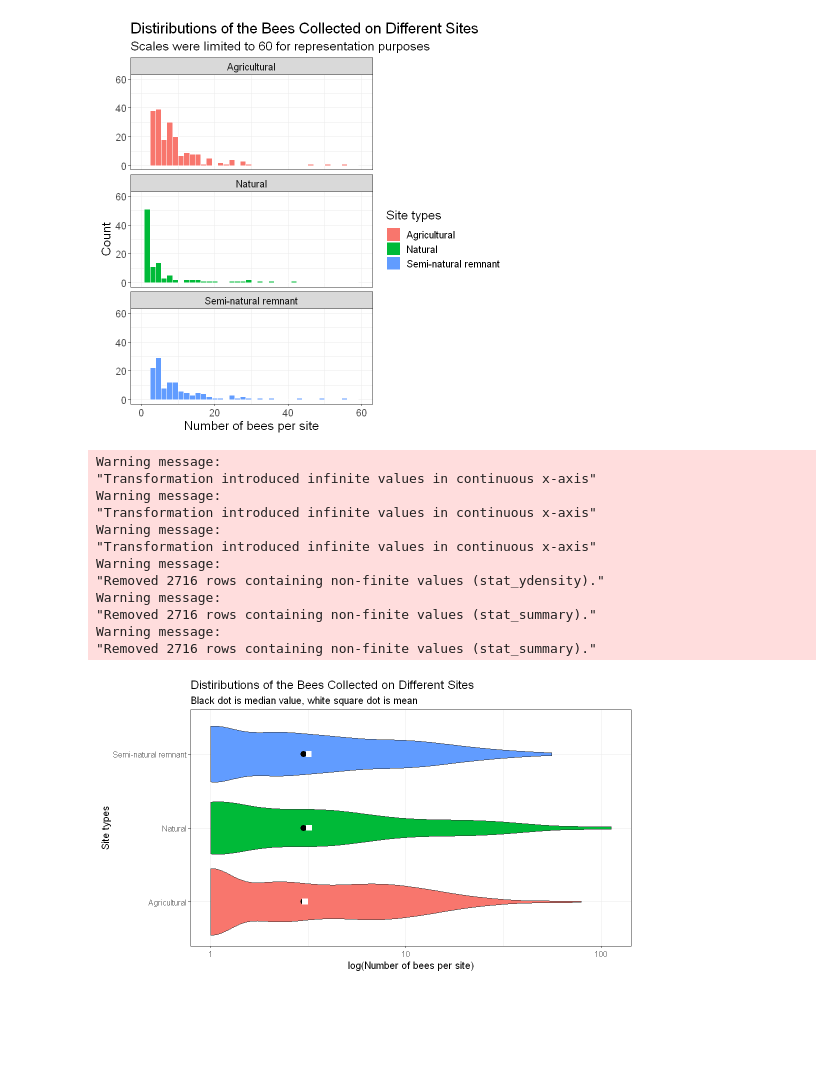
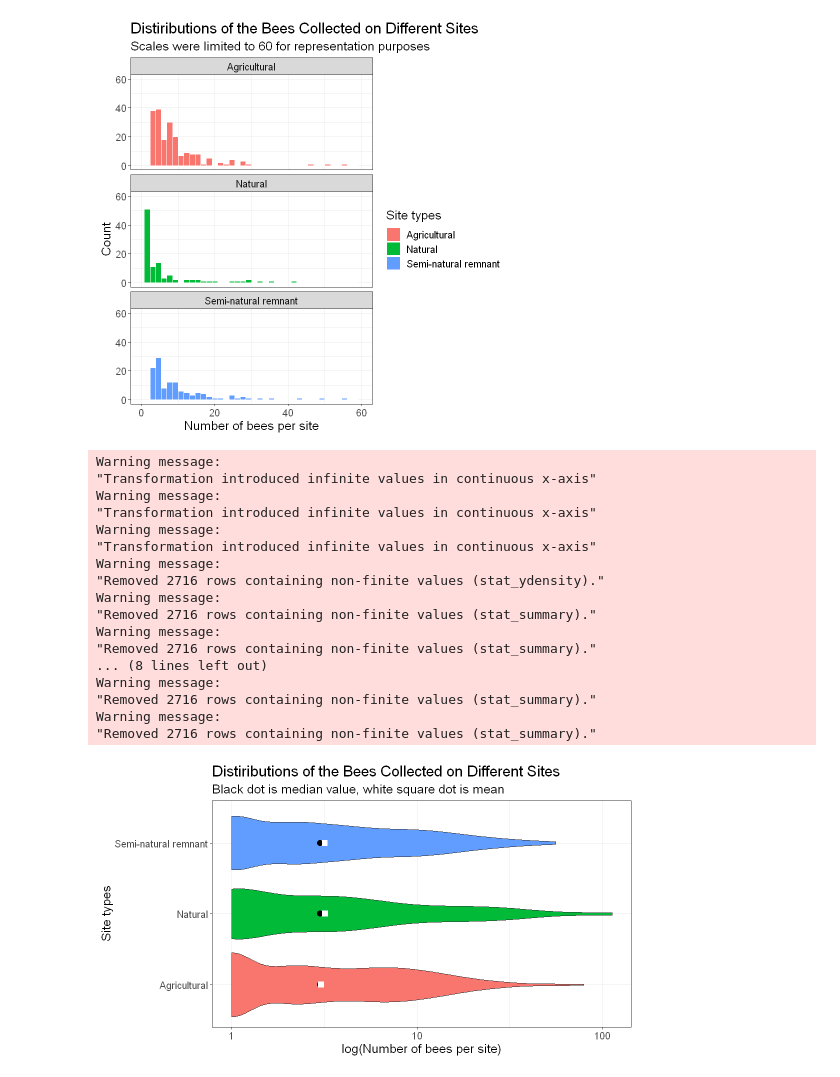
Before and after one commit to UBC-MDS/DSCI_522_Bee_Count_Comparison_Group_26, a Jupyter notebook: src/eda_literate_code_document.ipynb, the cells around one changed output. Drawn from its saved outputs; the diff is of its cells as text; code cells hidden in the pictures; blank space fills up the shorter version.

Commit message:
resized the figures in EDA

```diff
--- a/src/eda_literate_code_document.ipynb
+++ b/src/eda_literate_code_document.ipynb
@@ -124,35 +124,40 @@ bee_df_plot <- ggplot(bee_df) +
         fill = site_type) +
     geom_violin() +
     geom_point(stat = "summary", fun = median, size = 3) +
     geom_point(stat = "summary", fun = mean, size = 3,
                shape = 15, color = "white") +
     scale_x_continuous(trans='log10') +
     labs(x = "log(Number of bees per site)",
          y = "Site types",
          fill = "Site types",
          title = "Distiributions of the Bees Collected on Different Sites",
          subtitle = "Black dot is median value, white square dot is mean"
          ) +
     guides(fill = "none") +
     theme_bw() +
-    theme(text =  element_text(size = 12))
+    theme(text =  element_text(size = 15))
 
 bee_df_plot
 #ggsave("bee_df_violin.png", width = 10, height = 4)
 # %% [output]
 Warning message:
 "Transformation introduced infinite values in continuous x-axis"
 Warning message:
 "Transformation introduced infinite values in continuous x-axis"
 Warning message:
 "Transformation introduced infinite values in continuous x-axis"
 Warning message:
 "Removed 2716 rows containing non-finite values (stat_ydensity)."
 Warning message:
 "Removed 2716 rows containing non-finite values (stat_summary)."
 Warning message:
 "Removed 2716 rows containing non-finite values (stat_summary)."
+... (8 lines left out)
+Warning message:
+"Removed 2716 rows containing non-finite values (stat_summary)."
+Warning message:
+"Removed 2716 rows containing non-finite values (stat_summary)."
-[figure, old version]
+[figure, new version]
 # %%
 options(repr.plot.width=12, repr.plot.height=4)
 
```
Also changed, not shown: parts of 1 cell of this notebook, 3 other files.
